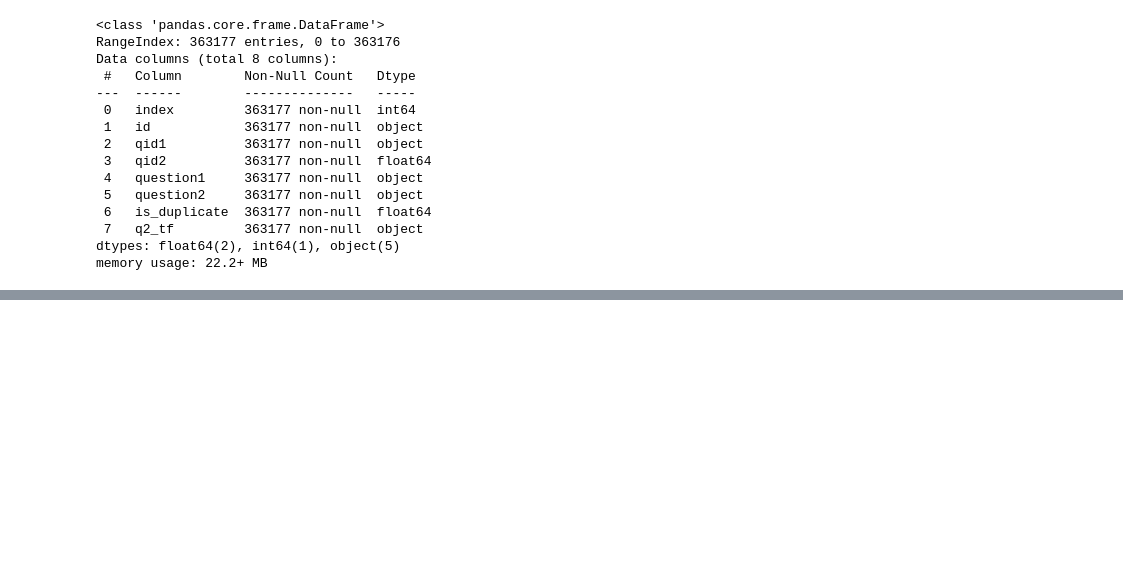
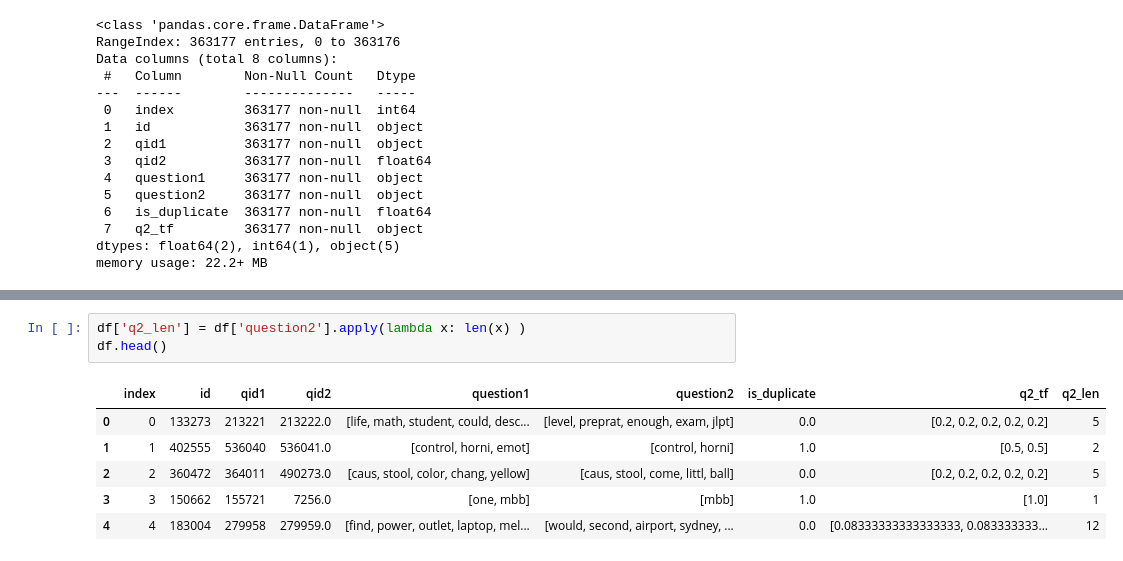
Before and after one commit to CrazyDaffodils/Learning_NLP, a Jupyter notebook: code/Assignment_2/Untitled.ipynb, the cells around one changed output, grey strips where cells are left out. Drawn from its saved outputs; the diff is of its cells as text; blank space fills up the shorter version.

```diff
--- a/code/Assignment_2/Untitled.ipynb
+++ b/code/Assignment_2/Untitled.ipynb
@@ -256,0 +323,10 @@ len(DF)
+# %%
+df['q2_len'] = df['question2'].apply(lambda x: len(x) )
+df.head()
+# %% [output]
+|  | index | id | qid1 | qid2 | question1 | question2 | is_duplicate | q2_tf | q2_len |
+| 0 | 0 | 133273 | 213221 | 213222.0 | [life, math, student, could, desc... | [level, preprat, enough, exam, jlpt] | 0.0 | [0.2, 0.2, 0.2, 0.2, 0.2] | 5 |
+| 1 | 1 | 402555 | 536040 | 536041.0 | [control, horni, emot] | [control, horni] | 1.0 | [0.5, 0.5] | 2 |
+| 2 | 2 | 360472 | 364011 | 490273.0 | [caus, stool, color, chang, yellow] | [caus, stool, come, littl, ball] | 0.0 | [0.2, 0.2, 0.2, 0.2, 0.2] | 5 |
+| 3 | 3 | 150662 | 155721 | 7256.0 | [one, mbb] | [mbb] | 1.0 | [1.0] | 1 |
+| 4 | 4 | 183004 | 279958 | 279959.0 | [find, power, outlet, laptop, mel... | [would, second, airport, sydney, ... | 0.0 | [0.08333333333333333, 0.083333333... | 12 |
```
Also changed, not shown: parts of 25 cells of this notebook, 2 other files.
